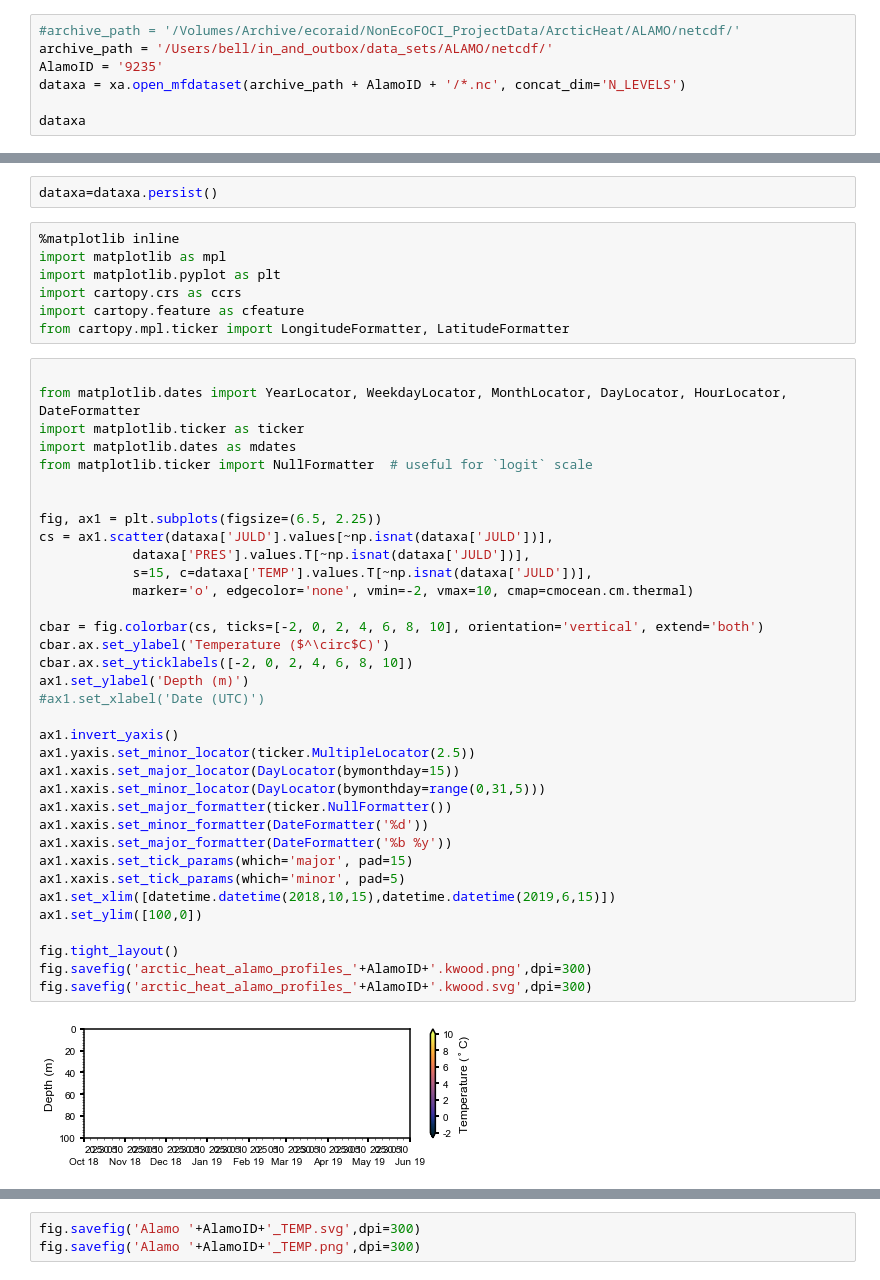
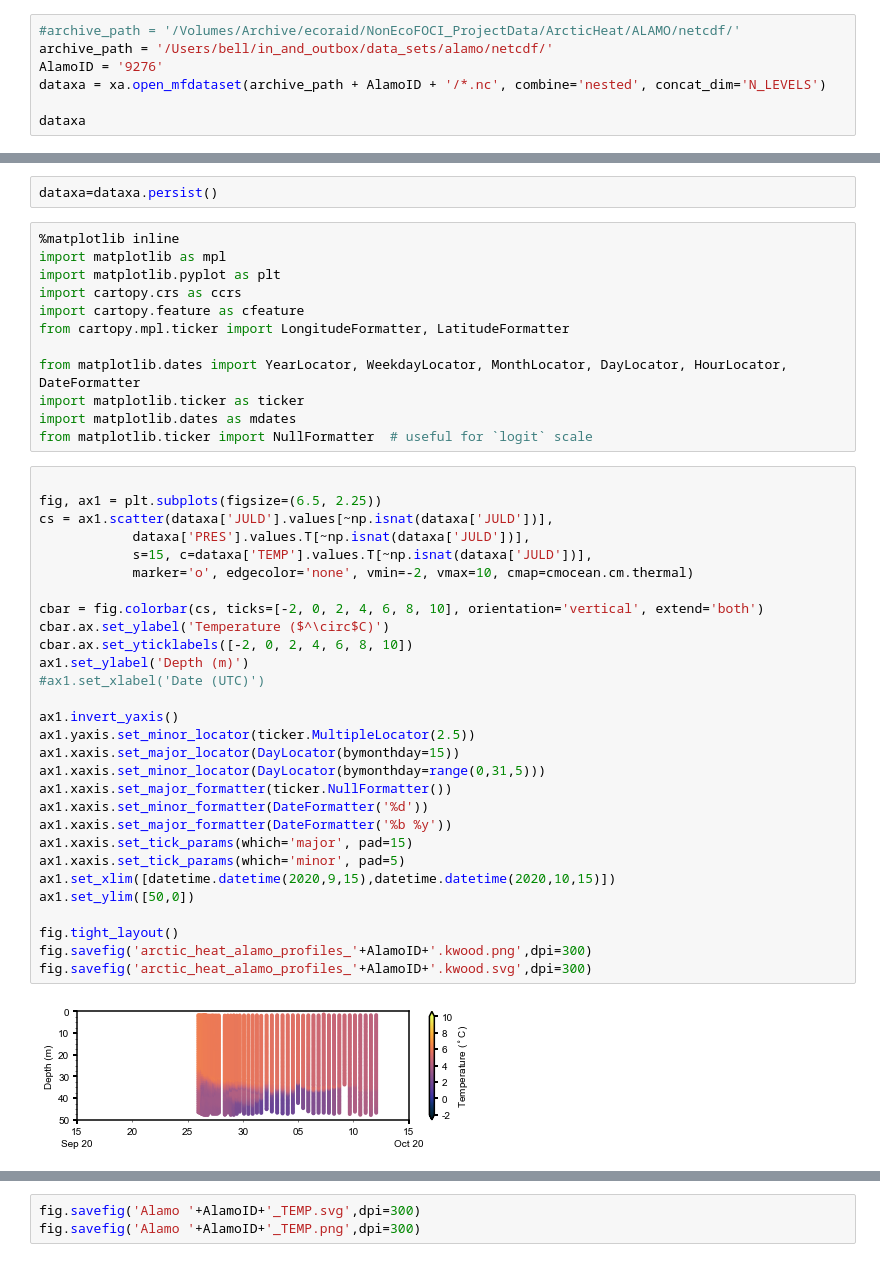
Before and after one commit to NOAA-PMEL/EcoFOCI_Jupyter_Notebooks, a Jupyter notebook: Arctic Heat/ALAMO Analysis/NetCDF_ALAMO.ipynb, the cells around one changed output, grey strips where cells are left out. Saved outputs shown, nothing was run; the diff lists cells and outputs as text.

```diff
--- a/Arctic Heat/ALAMO Analysis/NetCDF_ALAMO.ipynb
+++ b/Arctic Heat/ALAMO Analysis/NetCDF_ALAMO.ipynb
@@ -56,9 +61,9 @@ mpl.rcParams['xtick.color'] = 'black'
 Load data from NetCDF Archive
 # %%
 #archive_path = '/Volumes/Archive/ecoraid/NonEcoFOCI_ProjectData/ArcticHeat/ALAMO/netcdf/'
-archive_path = '/Users/bell/in_and_outbox/data_sets/ALAMO/netcdf/'
-AlamoID = '9235'
-dataxa = xa.open_mfdataset(archive_path + AlamoID + '/*.nc', concat_dim='N_LEVELS')
+archive_path = '/Users/bell/in_and_outbox/data_sets/alamo/netcdf/'
+AlamoID = '9276'
+dataxa = xa.open_mfdataset(archive_path + AlamoID + '/*.nc', combine='nested', concat_dim='N_LEVELS')
 
 dataxa
 # %% [output]
@@ -95,43 +93,42 @@ import matplotlib.pyplot as plt
 import cartopy.crs as ccrs
 import cartopy.feature as cfeature
 from cartopy.mpl.ticker import LongitudeFormatter, LatitudeFormatter
+
+from matplotlib.dates import YearLocator, WeekdayLocator, MonthLocator, DayLocator, HourLocator, DateFormatter
+import matplotlib.ticker as ticker
+import matplotlib.dates as mdates
+from matplotlib.ticker import NullFormatter  # useful for `logit` scale
 # %%
-
-from matplotlib.dates import YearLocator, WeekdayLocator, MonthLocator, DayLocator, HourLocator, DateFormatter
-import matplotlib.ticker as ticker
-import matplotlib.dates as mdates
-from matplotlib.ticker import NullFormatter  # useful for `logit` scale
-
 
 fig, ax1 = plt.subplots(figsize=(6.5, 2.25))
 cs = ax1.scatter(dataxa['JULD'].values[~np.isnat(dataxa['JULD'])],
             dataxa['PRES'].values.T[~np.isnat(dataxa['JULD'])],
             s=15, c=dataxa['TEMP'].values.T[~np.isnat(dataxa['JULD'])],
             marker='o', edgecolor='none', vmin=-2, vmax=10, cmap=cmocean.cm.thermal)
 
 cbar = fig.colorbar(cs, ticks=[-2, 0, 2, 4, 6, 8, 10], orientation='vertical', extend='both')
 cbar.ax.set_ylabel('Temperature ($^\circ$C)')
 cbar.ax.set_yticklabels([-2, 0, 2, 4, 6, 8, 10])
 ax1.set_ylabel('Depth (m)')
 #ax1.set_xlabel('Date (UTC)')
 
 ax1.invert_yaxis()
 ax1.yaxis.set_minor_locator(ticker.MultipleLocator(2.5))
 ax1.xaxis.set_major_locator(DayLocator(bymonthday=15))
 ax1.xaxis.set_minor_locator(DayLocator(bymonthday=range(0,31,5)))
 ax1.xaxis.set_major_formatter(ticker.NullFormatter())
 ax1.xaxis.set_minor_formatter(DateFormatter('%d'))
 ax1.xaxis.set_major_formatter(DateFormatter('%b %y'))
 ax1.xaxis.set_tick_params(which='major', pad=15)
 ax1.xaxis.set_tick_params(which='minor', pad=5)
-ax1.set_xlim([datetime.datetime(2018,10,15),datetime.datetime(2019,6,15)])
-ax1.set_ylim([100,0])
+ax1.set_xlim([datetime.datetime(2020,9,15),datetime.datetime(2020,10,15)])
+ax1.set_ylim([50,0])
 
 fig.tight_layout()
 fig.savefig('arctic_heat_alamo_profiles_'+AlamoID+'.kwood.png',dpi=300)
 fig.savefig('arctic_heat_alamo_profiles_'+AlamoID+'.kwood.svg',dpi=300)
 # %% [output]
-[figure, old version]
+[figure, new version]
 # %%
 fig, ax = plt.subplots(figsize=(17, 2))
 cs = ax.scatter(dataxa['JULD'].values[~np.isnat(dataxa['JULD'])],
```
Also changed, not shown: parts of 13 cells of this notebook, 12 other files.
